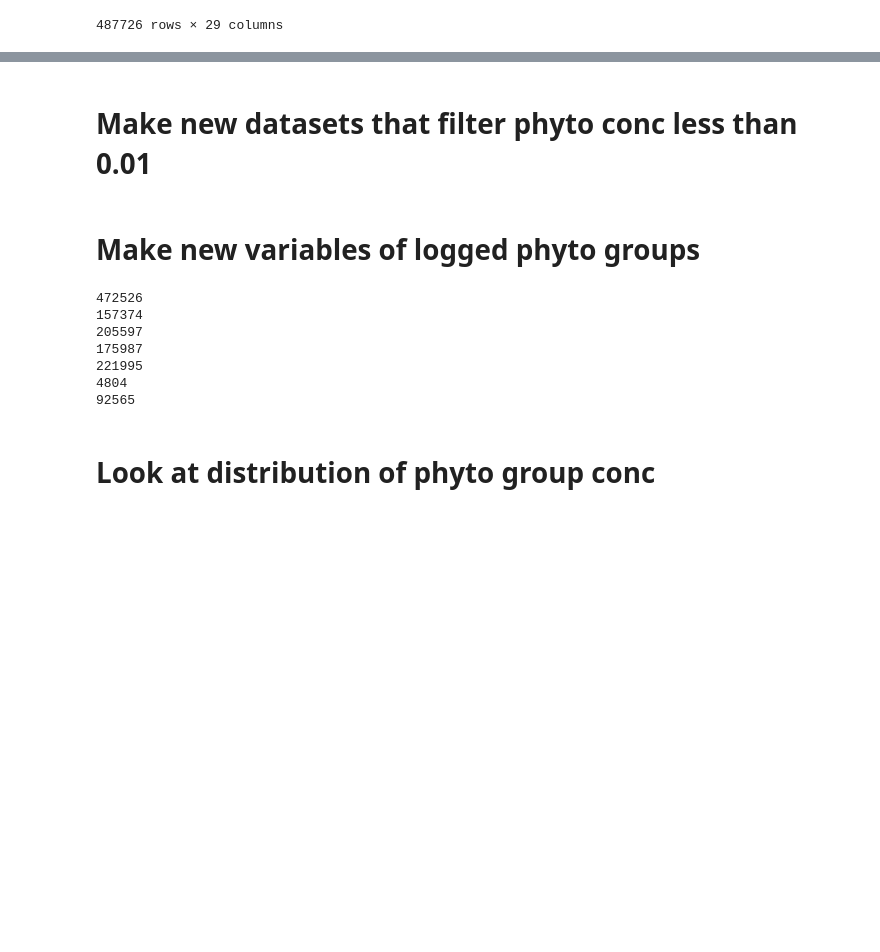
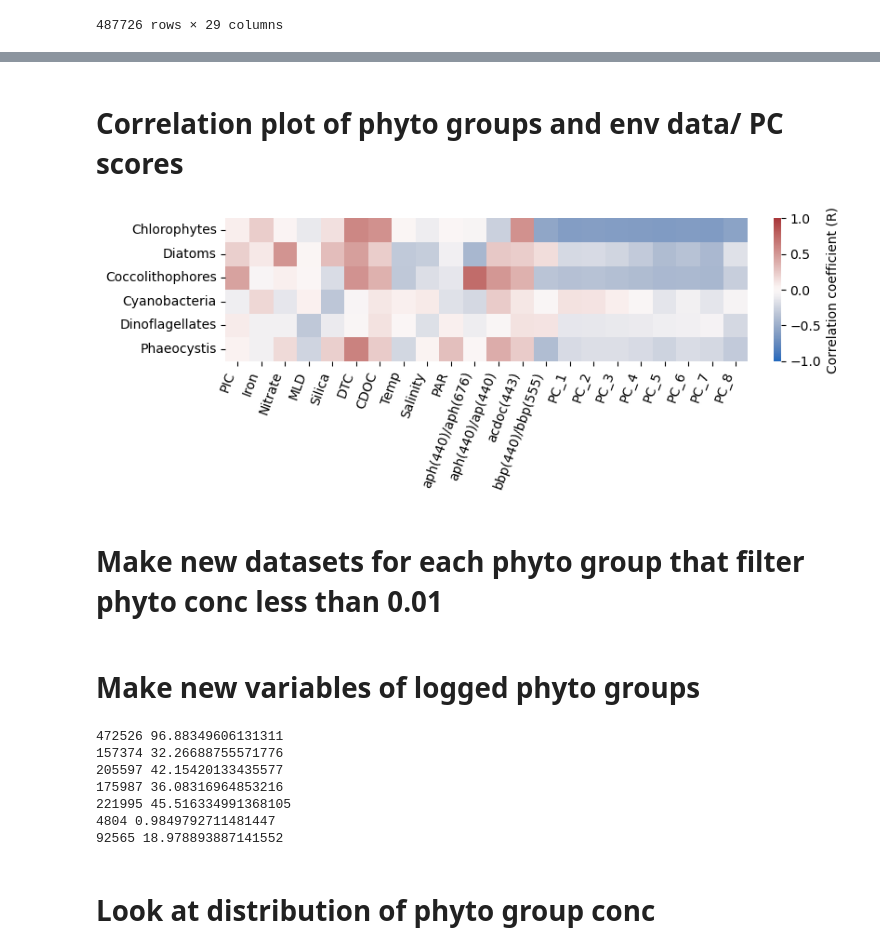
Before and after one commit to aewindle110/PCC_OASIM, a Jupyter notebook: 3_MLR_cross_validation.ipynb, the cells around one changed output, grey strips where cells are left out. Drawn from its saved outputs; the diff is of its cells as text; code cells hidden in the pictures; blank space fills up the shorter version.

```diff
--- a/3_MLR_cross_validation.ipynb
+++ b/3_MLR_cross_validation.ipynb
@@ -97,4 +119,31 @@ rrs_xds_dat
+# %% [markdown]
+# Correlation plot of phyto groups and env data/ PC scores
+# %%
+fig, axs = plt.subplots(figsize=(8,4), sharey=True, layout='compressed')
+
+phyto_vars = ['tot', 'chl', 'dia', 'coc', 'cya', 'din', 'pha']
+
+env_vars = list(rrs_xds.keys())[7:18]
+env_vars.extend(['aph440_aph676', 'aph440_ap440', 'a_cdoc_443', 'bbp_s_440_555'])
+env_vars.remove('ice')
+env_vars.extend(['PC_1', 'PC_2', 'PC_3', 'PC_4', 'PC_5', 'PC_6', 'PC_7', 'PC_8'])
+
+sns.heatmap(rrs_xds_dat.corr().loc[phyto_vars[1:], env_vars], annot=False, vmin=-1, vmax=1,
+            cmap='vlag', square=True, cbar_kws={'label': 'Correlation coefficient (R)'})
+
+axs.set_yticklabels(['Chlorophytes', 'Diatoms', 'Coccolithophores', 'Cyanobacteria',
+                     'Dinoflagellates', 'Phaeocystis'], rotation=0)
+
+axs.set_xticklabels(['PIC', 'Iron', 'Nitrate', 'MLD', 'Silica', 'DTC', 'CDOC', 'Temp',
+                     'Salinity', 'PAR', 'aph(440)/aph(676)', 'aph(440)/ap(440)',
+                     'acdoc(443)', 'bbp(440)/bbp(555)', 'PC_1', 'PC_2', 'PC_3', 'PC_4',
+                     'PC_5', 'PC_6', 'PC_7', 'PC_8'], rotation=70, ha='right')
+
+#plt.show()
+plt.savefig('/glusteruser/awindled/PCC_OASIM_figs/corr_plot.png', dpi=300)
+# %% [output]
+[figure, new version]
 # %% [markdown]
-# Make new datasets that filter phyto conc less than 0.01
+# Make new datasets for each phyto group that filter phyto conc less than 0.01
 # %%
 tot_dat = rrs_xds_dat[rrs_xds_dat.tot > 0.01]
@@ -115,21 +171,21 @@ cya_dat['log_cya'] = np.log10(cya_dat.cya)
 din_dat['log_din'] = np.log10(din_dat.din)
 pha_dat['log_pha'] = np.log10(pha_dat.pha)
 # %%
-print(len(tot_dat))
-print(len(chl_dat))
-print(len(dia_dat))
-print(len(coc_dat))
-print(len(cya_dat))
-print(len(din_dat))
-print(len(pha_dat))
+print(len(tot_dat), (len(tot_dat)/ 487726)*100)
+print(len(chl_dat), (len(chl_dat)/ 487726)*100)
+print(len(dia_dat), (len(dia_dat)/ 487726)*100)
+print(len(coc_dat), (len(coc_dat)/ 487726)*100)
+print(len(cya_dat), (len(cya_dat)/ 487726)*100)
+print(len(din_dat), (len(din_dat)/ 487726)*100)
+print(len(pha_dat), (len(pha_dat)/ 487726)*100)
 # %% [output]
-472526
-157374
-205597
-175987
-221995
-4804
-92565
+472526 96.88349606131311
+157374 32.26688755571776
+205597 42.15420133435577
+175987 36.08316964853216
+221995 45.516334991368105
+4804 0.9849792711481447
+92565 18.978893887141552
 # %% [markdown]
 # Look at distribution of phyto group conc
 # %%
```
Also changed, not shown: parts of 28 cells of this notebook, 3 other files.
